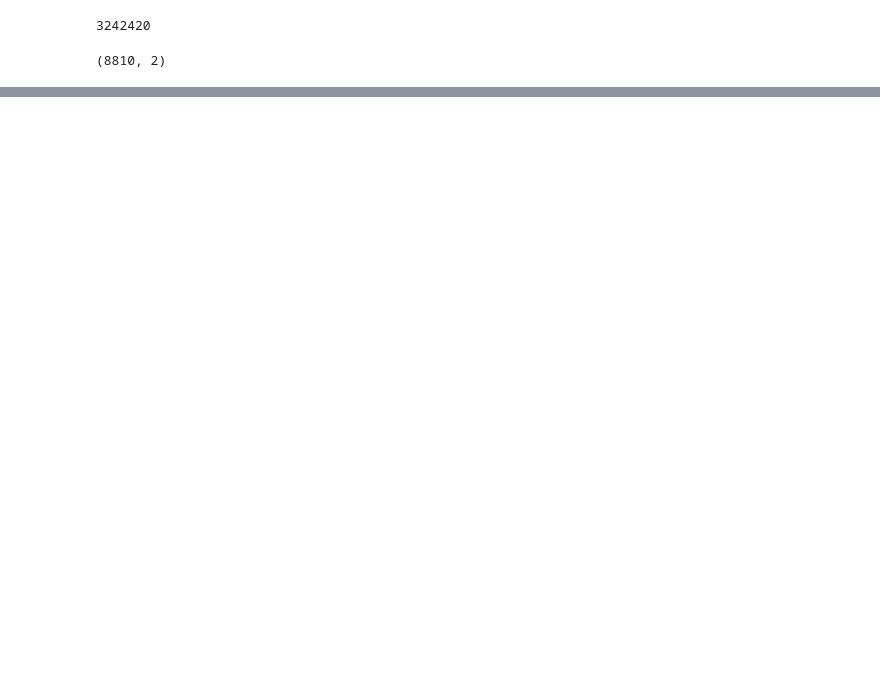
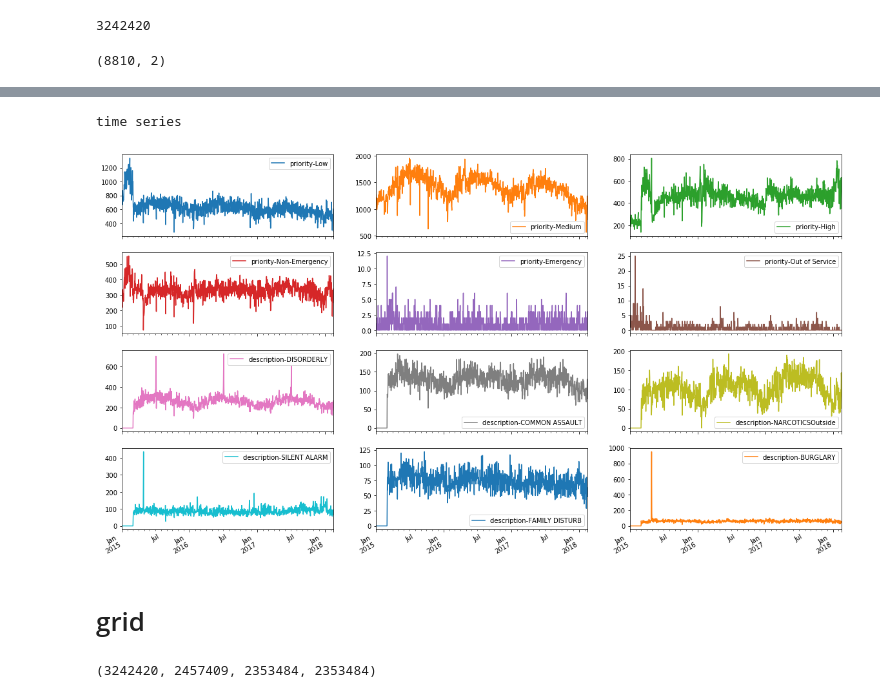
Before and after one commit to JHWu92/public-safety-baltimore, a Jupyter notebook: data/open-baltimore/UNDERSTAND - 911.ipynb, the cells around one changed output, grey strips where cells are left out. Drawn from its saved outputs; the diff is of its cells as text; code cells hidden in the pictures; blank space fills up the shorter version.

```diff
--- a/data/open-baltimore/UNDERSTAND - 911.ipynb
+++ b/data/open-baltimore/UNDERSTAND - 911.ipynb
@@ -34,0 +91,8 @@ description.shape
+# %%
+temporal_df.drop('ALL', axis=1).fillna(0).plot(subplots=True, layout=(5,3), figsize=(20,15))
+print('time series')
+# %% [output]
+time series
+[figure, added]
+# %% [markdown]
+# grid
@@ -34,0 +145,4 @@ description.shape
+# %%
+df911.shape[0], gpdf_911.shape[0], joined.shape[0], wsen_poly.ALL.sum()
+# %% [output]
+(3242420, 2457409, 2353484, 2353484)
```
Also changed, not shown: parts of 34 cells of this notebook, 8 other files.
